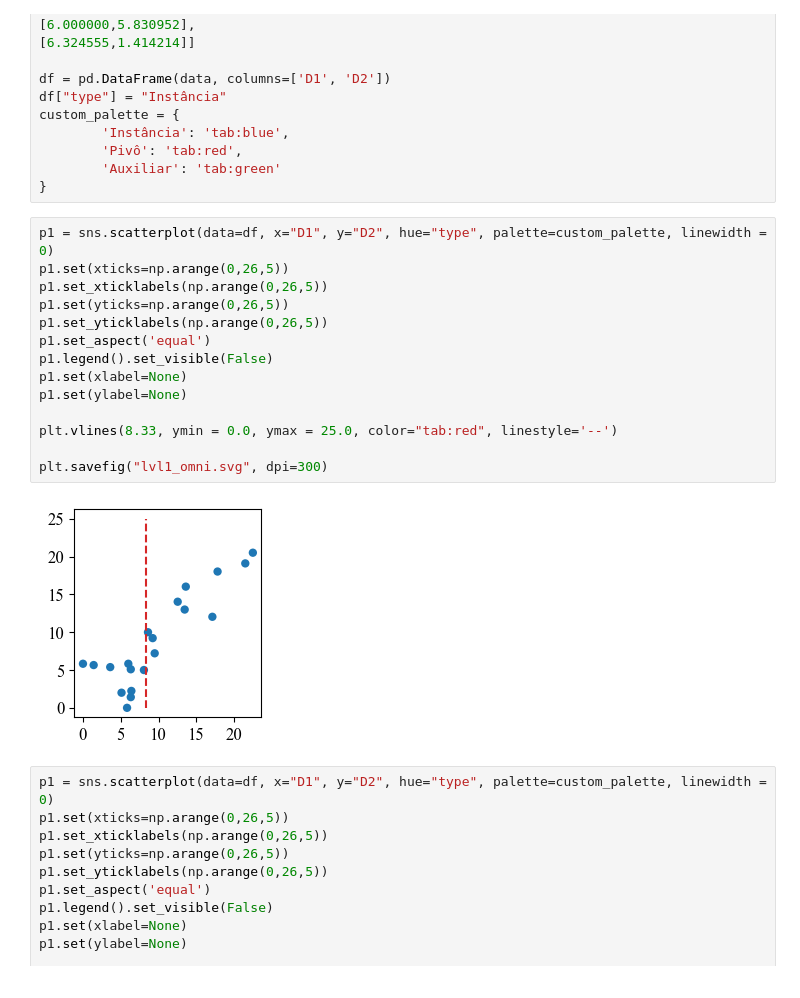
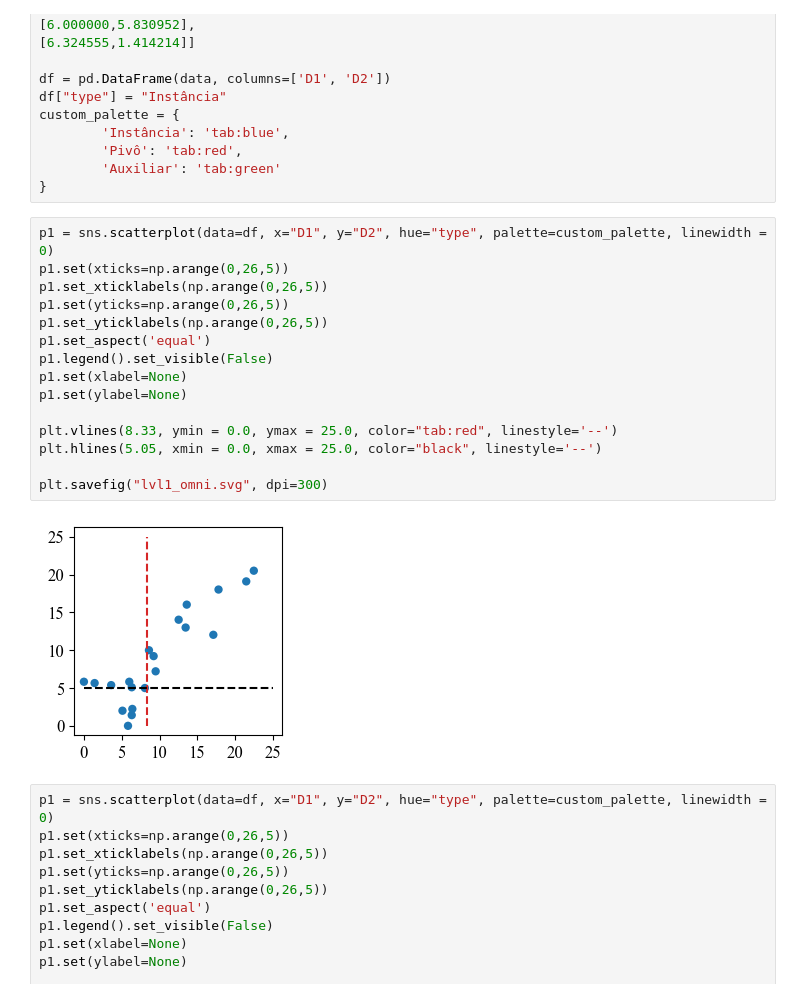
Before and after one commit to JoaoVitorLeite/gervLibProject, a Jupyter notebook: gervLib_Project/gervLib/python/util.ipynb, the cells around one changed output. Drawn from its saved outputs; the diff is of its cells as text.

```diff
--- a/gervLib_Project/gervLib/python/util.ipynb
+++ b/gervLib_Project/gervLib/python/util.ipynb
@@ -251,19 +273,20 @@ custom_palette = {
 # %%
 p1 = sns.scatterplot(data=df, x="D1", y="D2", hue="type", palette=custom_palette, linewidth = 0)
 p1.set(xticks=np.arange(0,26,5))
 p1.set_xticklabels(np.arange(0,26,5))
 p1.set(yticks=np.arange(0,26,5))
 p1.set_yticklabels(np.arange(0,26,5))
 p1.set_aspect('equal')
 p1.legend().set_visible(False)
 p1.set(xlabel=None)
 p1.set(ylabel=None)
 
 plt.vlines(8.33, ymin = 0.0, ymax = 25.0, color="tab:red", linestyle='--')
+plt.hlines(5.05, xmin = 0.0, xmax = 25.0, color="black", linestyle='--')
 
 plt.savefig("lvl1_omni.svg", dpi=300)
 # %% [output]
-[figure, old version]
+[figure, new version]
 # %%
 p1 = sns.scatterplot(data=df, x="D1", y="D2", hue="type", palette=custom_palette, linewidth = 0)
 p1.set(xticks=np.arange(0,26,5))
```
Also changed, not shown: parts of 1 cell of this notebook, 11 other files.
